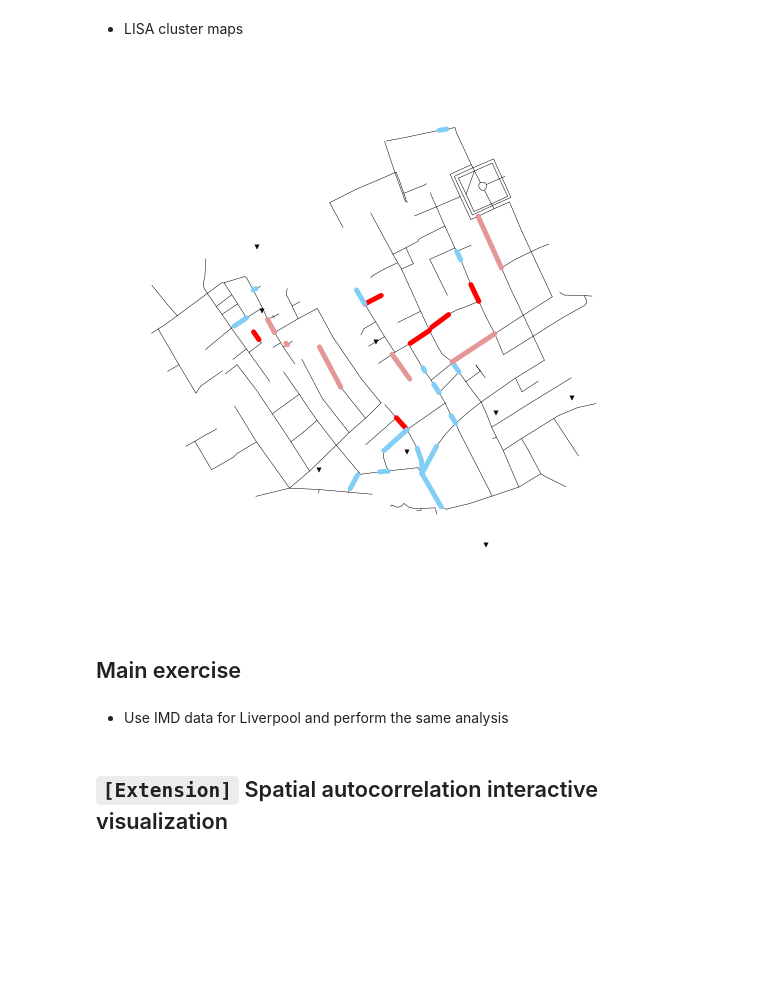
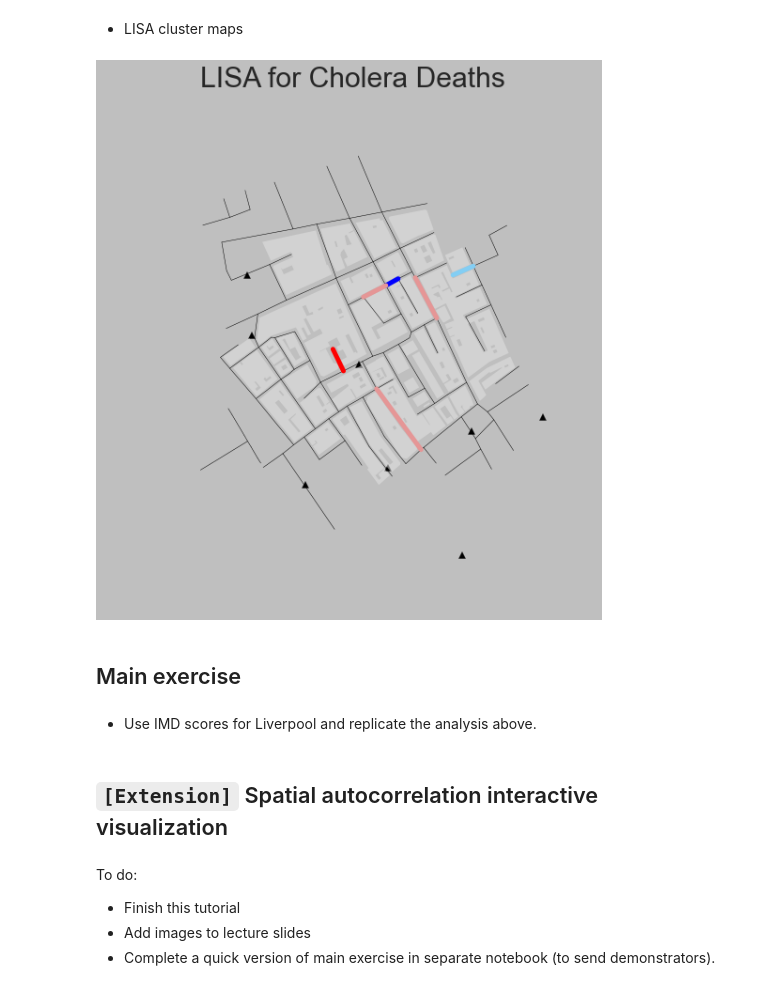
Before and after one commit to darribas/gds15, a Jupyter notebook: content/labs/lab_06.ipynb, the cells around one changed output. Drawn from its saved outputs; the diff is of its cells as text; code cells hidden in the pictures; blank space fills up the shorter version.

```diff
--- a/content/labs/lab_06.ipynb
+++ b/content/labs/lab_06.ipynb
@@ -18,6 +44,11 @@ js_path = '../../../../data/john_snow/'
 # %%
+# Load point data
 pumps = gpd.read_file(js_path+'Pumps.shp')
+# Load building blocks
+blocks = gpd.read_file(js_path+'polys.shp')
+# Load street network
 js = gpd.read_file(js_path+'streets_js.shp')
+# Quickly plot the streets
 js.plot(colormap='Set1')
 # %% [output]
 <matplotlib.axes._subplots.AxesSubplot at 0x...>
@@ -35,0 +69,22 @@ Spatial weights matrix for street network:
+# %%
+# Set up figure and axis
+f, ax = plt.subplots(1, figsize=(9, 9))
+# Plot building blocks
+for poly in blocks['geometry']:
+    gpd.plotting.plot_multipolygon(ax, poly, facecolor='0.9', linewidth=0)
+# Quantile choropleth of deaths at the street level
+js.plot(column='Deaths', scheme='fisher_jenks', axes=ax, \
+        colormap='YlGn', legend=True)
+# Plot pumps
+xys = np.array([(pt.x, pt.y) for pt in pumps.geometry])
+ax.scatter(xys[:, 0], xys[:, 1], marker='^', color='k', s=50)
+# Remove axis frame
+ax.set_axis_off()
+# Change background color of the figure
+f.set_facecolor('0.75')
+# Keep axes proportionate
+plt.axis('equal')
+# Title
+f.suptitle('Cholera Deaths at the street level', size=30)
+# Draw
+plt.show()
@@ -102,40 +189,51 @@ From `PySAL` documentation:
 # %%
 # Setup the figure and axis
 f, ax = plt.subplots(1, figsize=(9, 9))
+# Plot building blocks
+for poly in blocks['geometry']:
+    gpd.plotting.plot_multipolygon(ax, poly, facecolor='0.9', linewidth=0)
 # Plot baseline street network
 for line in js['geometry']:
     gpd.plotting.plot_multilinestring(ax, line, color='k', linewidth=0.5)
 # Plot HH clusters
 hh = js.loc[(js['quadrant']==1) & (js['significant']==True), 'geometry']
 for line in hh:
     gpd.plotting.plot_multilinestring(ax, line, color='red', linewidth=5)
 # Plot LL clusters
 ll = js.loc[(js['quadrant']==3) & (js['significant']==True), 'geometry']
 for line in ll:
     gpd.plotting.plot_multilinestring(ax, line, color='blue', linewidth=5)
 # Plot LH clusters
 lh = js.loc[(js['quadrant']==2) & (js['significant']==True), 'geometry']
 for line in lh:
     gpd.plotting.plot_multilinestring(ax, line, color='#83cef4', linewidth=5)
 # Plot HL clusters
 hl = js.loc[(js['quadrant']==4) & (js['significant']==True), 'geometry']
 for line in hl:
     gpd.plotting.plot_multilinestring(ax, line, color='#e59696', linewidth=5)
 # Plot pumps
 xys = np.array([(pt.x, pt.y) for pt in pumps.geometry])
-ax.scatter(xys[:, 0], xys[:, 1], marker='v', color='k')
+ax.scatter(xys[:, 0], xys[:, 1], marker='^', color='k', s=50)
 # Style and draw
+f.suptitle('LISA for Cholera Deaths', size=30)
+f.set_facecolor('0.75')
 ax.set_axis_off()
 plt.axis('equal')
 plt.show()
 # %% [output]
-[figure, old version]
+[figure, new version]
 # %% [markdown]
 ## Main exercise
 # %% [markdown]
-* Use IMD data for Liverpool and perform the same analysis
+* Use IMD scores for Liverpool and replicate the analysis above.
 # %% [markdown]
 ## `[Extension]` Spatial autocorrelation interactive visualization
+# %% [markdown]
+To do:
+
+* Finish this tutorial
+* Add images to lecture slides
+* Complete a quick version of main exercise in separate notebook (to send demonstrators).
 # %% [markdown]
 ---
 
```
Also changed, not shown: parts of 29 cells of this notebook, 18 other files.
